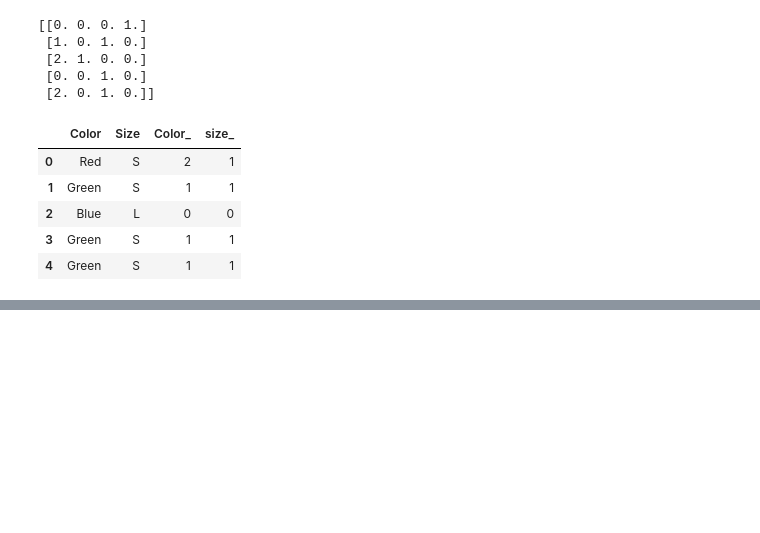
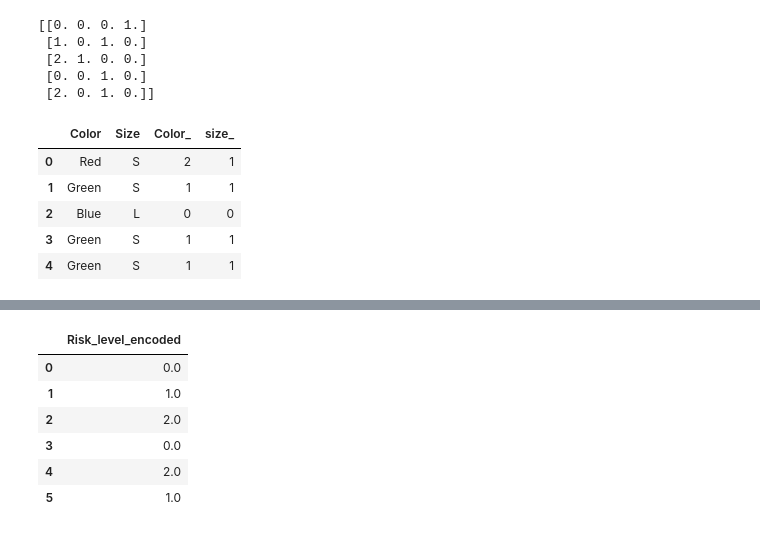
Before and after one commit to CHERUGAD/Machine_learning, a Jupyter notebook: encoding.ipynb, the cells around one changed output, grey strips where cells are left out. Cells and saved outputs as stored; diff of their text form; code cells hidden in the pictures; blank space fills up the shorter version.

```diff
--- a/encoding.ipynb
+++ b/encoding.ipynb
@@ -291,0 +340,11 @@ df
+# %%
+df_transformed = pd.DataFrame(transformed, columns=['Risk_level_encoded'])
+df_transformed
+# %% [output]
+|  | Risk_level_encoded |
+| 0 | 0.0 |
+| 1 | 1.0 |
+| 2 | 2.0 |
+| 3 | 0.0 |
+| 4 | 2.0 |
+| 5 | 1.0 |
```
Also changed, not shown: parts of 4 cells of this notebook.
